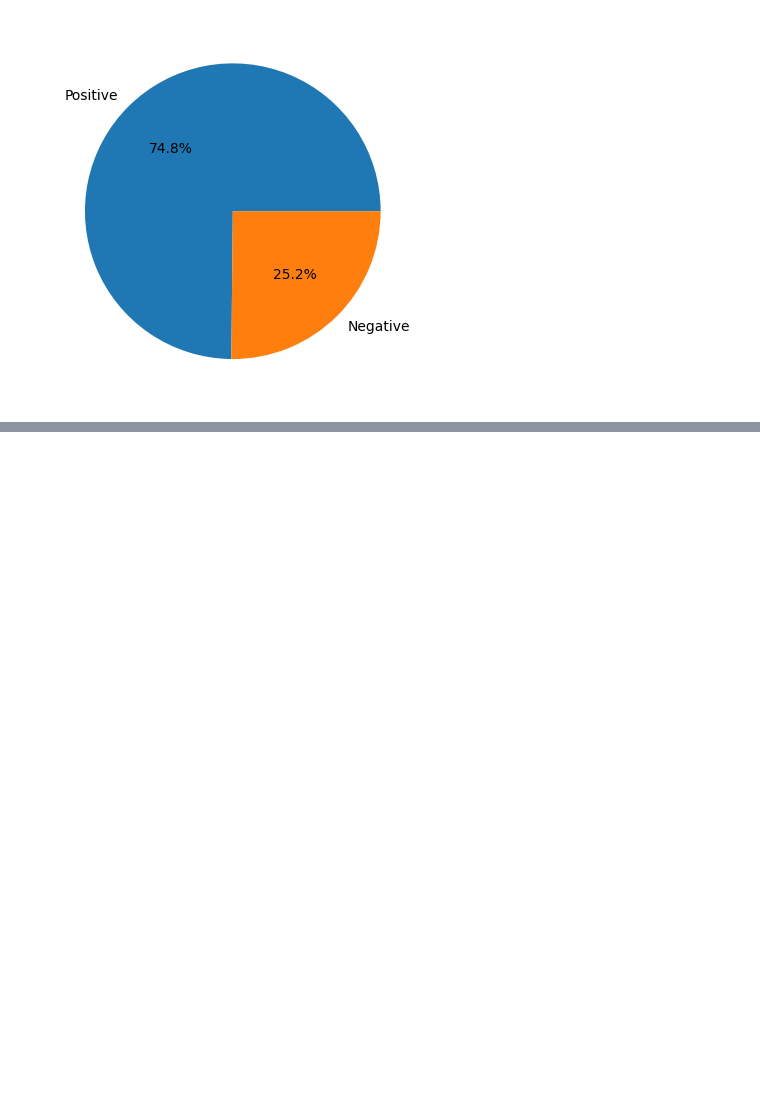
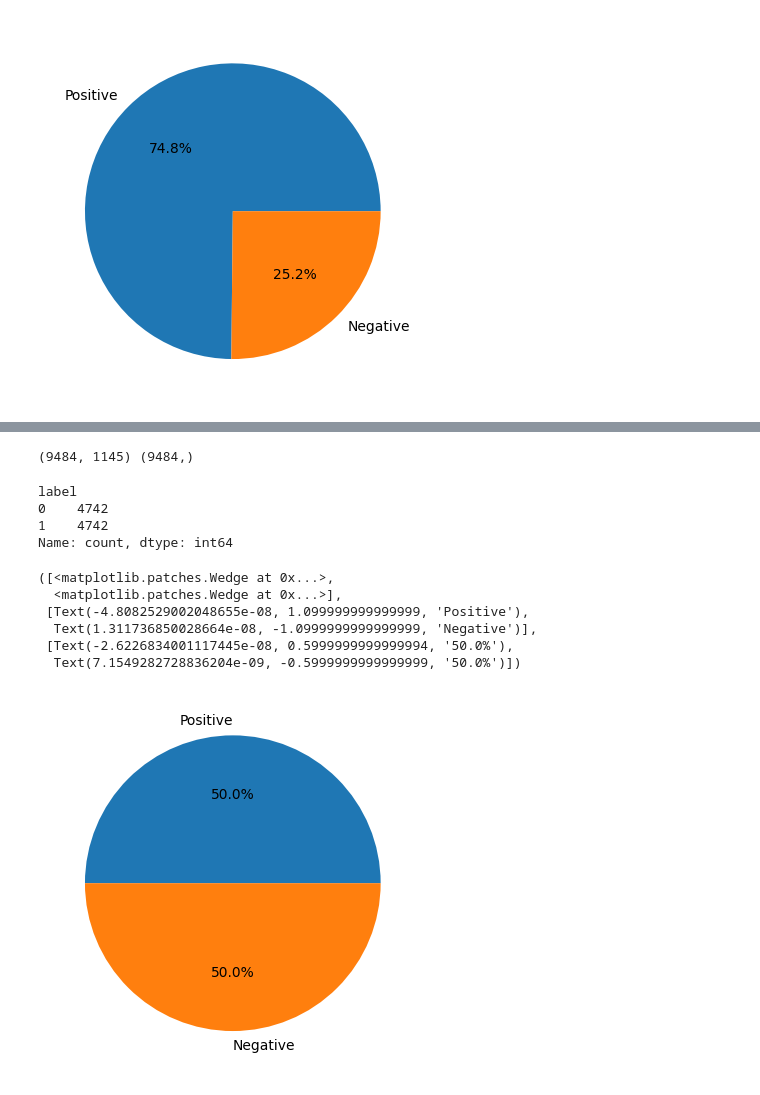
Before and after one commit to pasindu-piyumal/sentiment-analysis-project, a Jupyter notebook: notebooks/02.Model_Building.ipynb, the cells around one changed output, grey strips where cells are left out. Saved outputs shown, nothing was run; the diff lists cells and outputs as text; code cells hidden in the pictures; blank space fills up the shorter version.

```diff
--- a/notebooks/02.Model_Building.ipynb
+++ b/notebooks/02.Model_Building.ipynb
@@ -383,0 +408,24 @@ plt.pie(np.array([y_train.value_counts()[0], y_train.value_counts()[1]]), labels
+# %%
+from imblearn.over_sampling import SMOTE
+smote = SMOTE()
+vectorized_X_train_smote, y_train_smote = smote.fit_resample(vectorized_X_train, y_train)
+print(vectorized_X_train_smote.shape, y_train_smote.shape)
+# %% [output]
+(9484, 1145) (9484,)
+# %%
+y_train_smote.value_counts()
+# %% [output]
+label
+0    4742
+1    4742
+Name: count, dtype: int64
+# %%
+plt.pie(np.array([y_train_smote.value_counts()[0], y_train_smote.value_counts()[1]]), labels=['Positive', 'Negative'], autopct='%1.1f%%')
+# %% [output]
+([<matplotlib.patches.Wedge at 0x...>,
+  <matplotlib.patches.Wedge at 0x...>],
+ [Text(-4.8082529002048655e-08, 1.099999999999999, 'Positive'),
+  Text(1.311736850028664e-08, -1.0999999999999999, 'Negative')],
+ [Text(-2.6226834001117445e-08, 0.5999999999999994, '50.0%'),
+  Text(7.1549282728836204e-09, -0.5999999999999999, '50.0%')])
+[figure, added]
```
Also changed, not shown: parts of 6 cells of this notebook.
